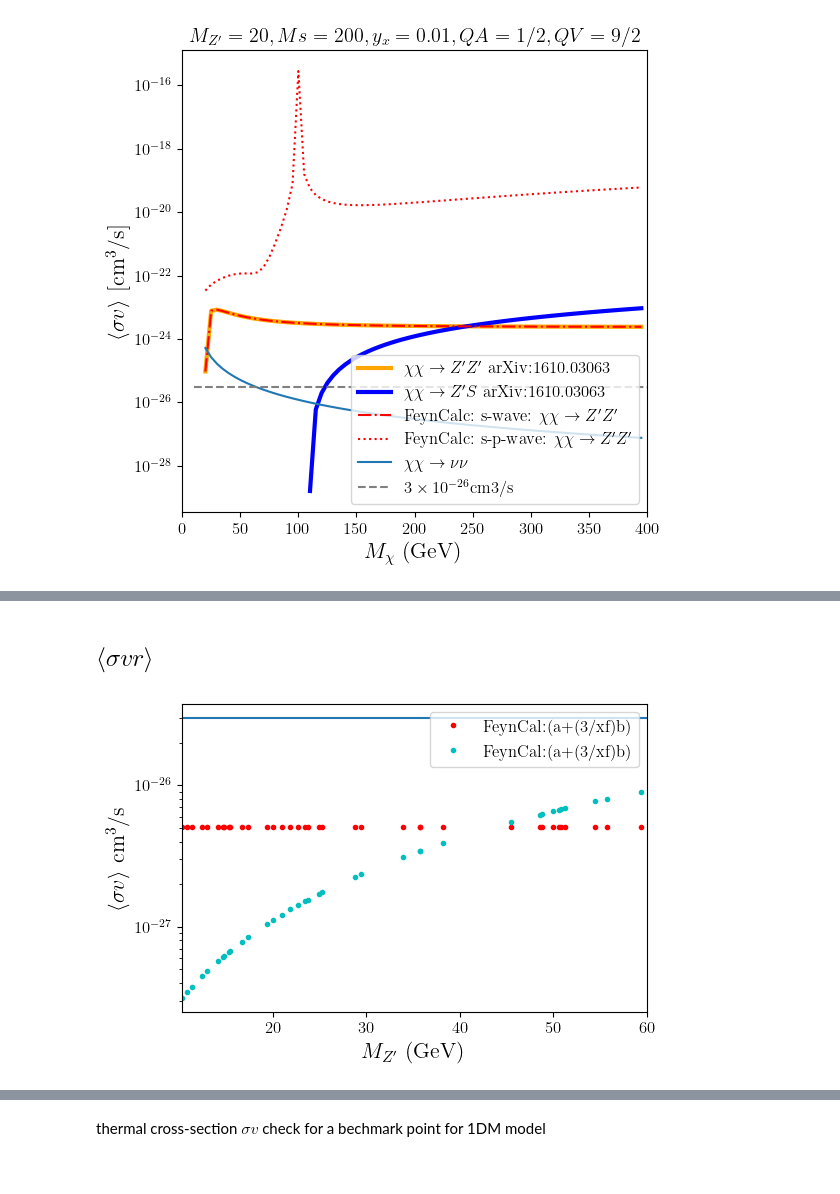
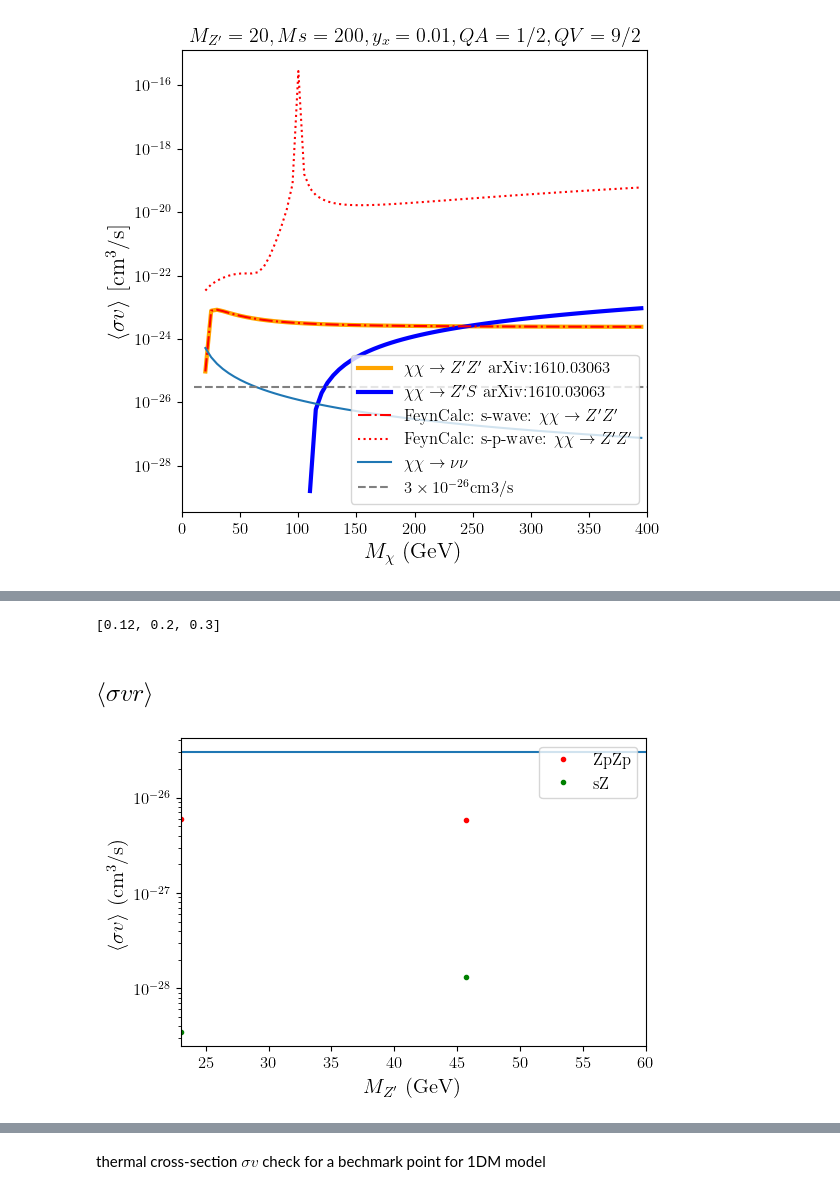
Before and after one commit to davidsuarezr/MDEO, a Jupyter notebook: Benchmark-point-DM-NO-KM-XXZpZp.ipynb, the cells around one changed output, grey strips where cells are left out. Saved outputs shown, nothing was run; the diff lists cells and outputs as text; code cells hidden in the pictures.

```diff
--- a/Benchmark-point-DM-NO-KM-XXZpZp.ipynb
+++ b/Benchmark-point-DM-NO-KM-XXZpZp.ipynb
@@ -121,0 +122,27 @@ plt.tight_layout()
+# %%
+plt.figure(figsize=(6,4))
+
+plt.semilogy(xd.MZp, (xd.Omega1+xd.Omega2),color='red', marker='.',ms=2,linestyle='')
+
+n=np.linspace(1e1,1.0e2,10)
+plt.fill_between(n,Omega_min,Omega_max,facecolor='cyan',alpha=0.3,label=r'$\Omega h^2$ to $3\sigma$')
+
+'''n=np.arange(11.1,88.1,1)
+m=fitOmega(n)
+yhat = savgol_filter(m, 51, 3)
+
+plt.plot(n,yhat,'b-')'''
+
+#plt.hlines(Omega,0.1,1e4, 'r',label=r'0.12')
+
+plt.xlabel(r'$m_{Z^{\prime}}$ (GeV)',size=20)
+plt.ylabel(r'$\Omega_1 h^2$',size=20)
+#plt.title('$M_1=86, M2=500,750, Yc=0.243, v=500, h_2=200$')
+plt.legend(prop={'size':14},loc='best')
+
+#plt.ylim(0.113,0.135)
+#plt.xlim(xd.MZp.min(), 91)
+plt.tight_layout()
+
+#plt.savefig('plots/benchmark4.pdf')
+#plt.show()
@@ -169,8 +198,8 @@ def relic_abundance(a, b, xf, m):
 
     return 2*1.04E9*xf/(MPl*sqrtg*(a + 3.0*b/xf))
 # %%
-def relic_abundance(a, b, xf, m):
+'''def relic_abundance(a, b, xf, m):
     MPl=1.22E19
     sqrtg=np.sqrt(g_eff(m/xf))
 
-    return 2.08E9*xf/(MPl*sqrtg*(a + 3.0*b/xf))
+    return 2.08E9*xf/(MPl*sqrtg*(a + 3.0*b/xf))'''
@@ -255,9 +274,9 @@ def b_coefficient_vv(g1p, r, Mx):
     k = n/d
     return k
 
-#FeynCalc
+#FeynCalc: 4 version with 3/2
 def a_coefficient_Fey(g1p, r, Mx):
-    k = -g1p**4*np.sqrt(1.-r**2)*(1519*r**4-1357*r**2-162)/(16.*np.pi*Mx**2*r**2*(r**2-2.)**2)
+    k = g1p**4*(1.-r**2)**(3/2)*(1519*r**2+162)/(16.*np.pi*Mx**2*r**2*(r**2-2.)**2)
     return k
 
 #FeynCalc: 4 version
@@ -425,7 +444,7 @@ for i in range(0,len(xd)):
 
     Ms= xd.mh2[0]
     Yx=xd.Yc[0]
-    xf=26 #WARNING
+    xf=24 #WARNING
 
     RD_Sec = relic_abundance(a_coefficient_Sec(xd.g1p[i],xd.r[i],xd.mChi[i]), 0, xf, xd.mChi[i])
     RD_Ma  = relic_abundance(a_coefficient_Ma(xd.g1p[i],xd.r[i],xd.mChi[i]), 0, xf, xd.mChi[i])
@@ -488,3 +567,7 @@ plt.show()
+# %%
+y
+# %% [output]
+[0.12, 0.2, 0.3]
 # %% [markdown]
 ## $\langle \sigma vr\rangle$
 # %%
@@ -495,23 +578,23 @@ v=0.12
 # %%
 plt.figure(figsize=(6,4))
 
 #(a+v**2*b)
-plt.semilogy(xd.MZp, (rd.a_Fey+1*(3./25.)*rd.b_Fey)*tocm3sm1,'r.',label='FeynCal:(a+(3/xf)b)')
+plt.semilogy(xd.MZp, (rd.a_Fey+1*(3./25.)*rd.b_Fey)*tocm3sm1,'r.',label='ZpZp')
 
-plt.semilogy(xd.MZp, (rd.a_sZ)*tocm3sm1,'c.',label='FeynCal:(a+(3/xf)b)')
+plt.semilogy(xd.MZp, (rd.a_sZ)*tocm3sm1,'g.',label='sZ')
 
 plt.hlines(3e-26,10,90,)
 
-plt.xlabel(r'$M_{Z^{\prime}}$ (GeV)',size=16)
-plt.ylabel(r'$\langle \sigma v\rangle$ cm$^3$/s',size=16)
+plt.xlabel(r'$M_{Z^{\prime}}$ (GeV)',size=15)
+plt.ylabel(r'$\langle \sigma v\rangle$ (cm$^3$/s)',size=15)
 #plt.title('$M_1=86, M2=500,750, Yc=0.243, v=500, h_2=200$')
 plt.legend()
 #plt.grid()
 
 #plt.ylim(0.11,0.2)
 plt.xlim(xd.MZp.min(), 60)
 
 #plt.savefig('plots/benchmark4.pdf')
 plt.show()
 # %% [output]
-[figure, old version]
+[figure, new version]
```
Also changed, not shown: parts of 22 cells of this notebook, 4 other files.
